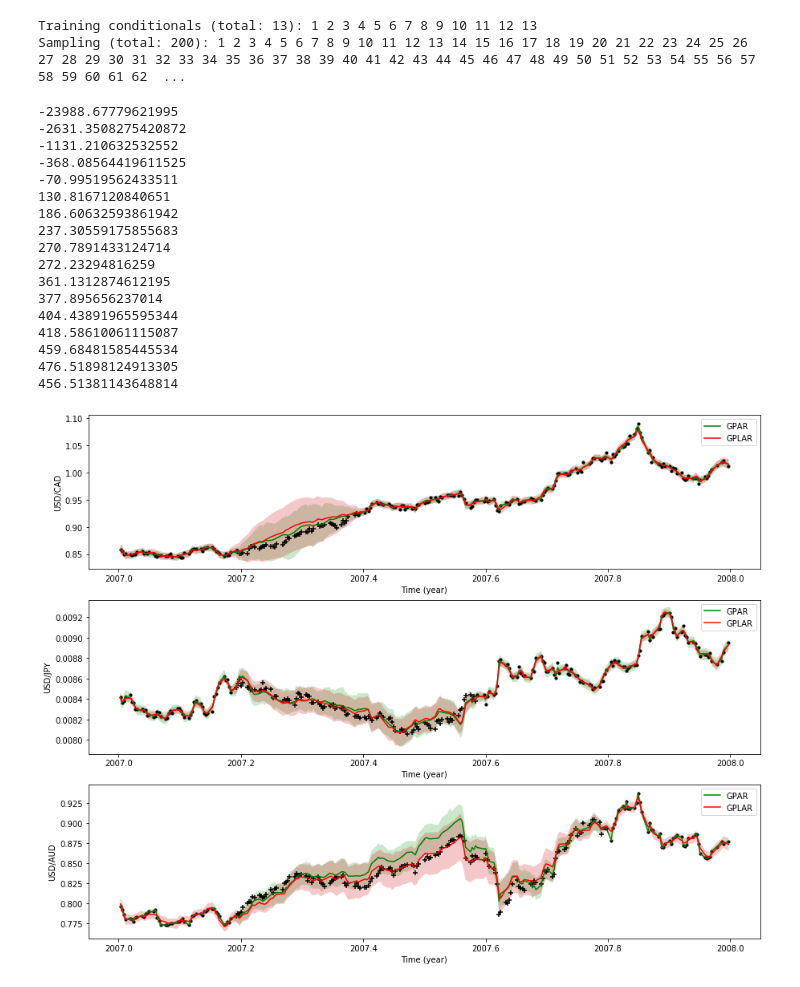
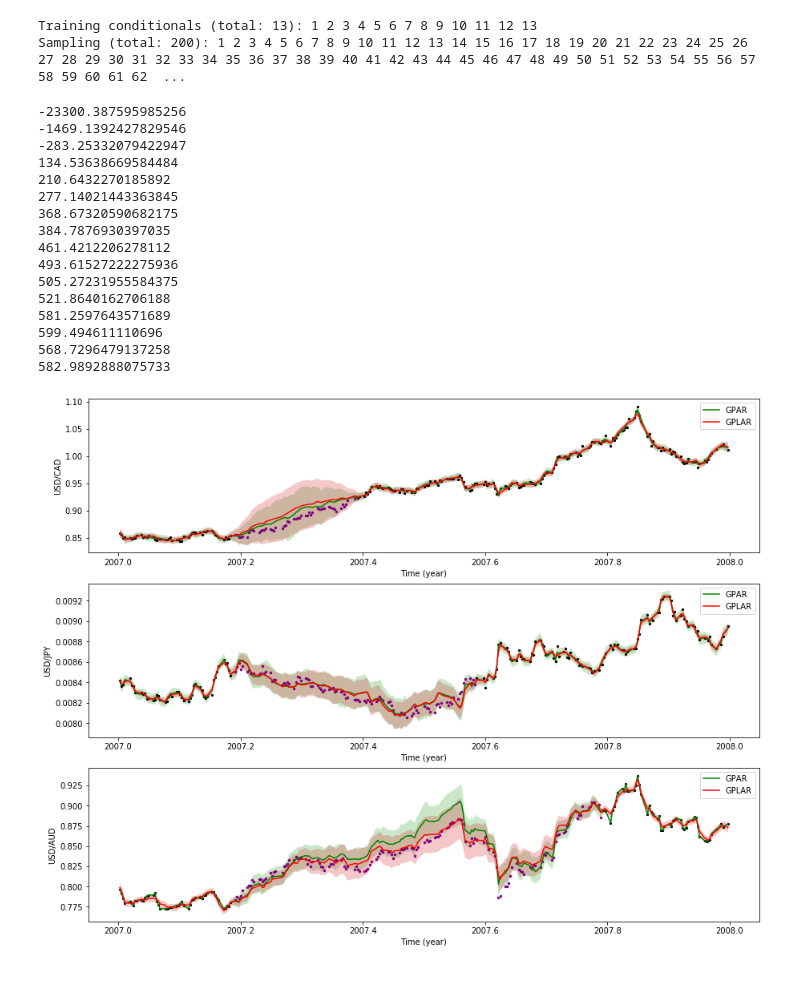
Before and after one commit to XiaRui1996/GPLAR, a Jupyter notebook: notebook/eeg-exchange.ipynb, the cells around one changed output. Drawn from its saved outputs; the diff is of its cells as text; code cells hidden in the pictures.

```diff
--- a/notebook/eeg-exchange.ipynb
+++ b/notebook/eeg-exchange.ipynb
@@ -213,31 +270,30 @@ def run_adam(model, data, iterations):
         elbo = -neg_elbo
         if step%50 == 0:
             logf.append(elbo.numpy())
-        if step%300 == 0:
+        if step%500 == 0:
             print(elbo.numpy())
     return logf
 
 from gpflow.ci_utils import ci_niter
-maxiter = ci_niter(5000)
+maxiter = ci_niter(8000)
 logf = run_adam(m_c_exchange, (x_ex, y_ex_normalise), maxiter)
 # %% [output]
--23988.67779621995
--2631.3508275420872
--1131.210632532552
--368.08564419611525
--70.99519562433511
-130.8167120840651
-186.60632593861942
-237.30559175855683
-270.7891433124714
-272.23294816259
-361.1312874612195
-377.895656237014
-404.43891965595344
-418.58610061115087
-459.68481585445534
-476.51898124913305
-456.51381143648814
+-23300.387595985256
+-1469.1392427829546
+-283.25332079422947
+134.53638669584484
+210.6432270185892
+277.14021443363845
+368.67320590682175
+384.7876930397035
+461.4212206278112
+493.61527222275936
+505.27231955584375
+521.8640162706188
+581.2597643571689
+599.494611110696
+568.7296479137258
+582.9892888075733
 # %%
 Hmeans_c, Hvars_c = m_c_exchange.predict_f(x_ex, 100)
 def getMeanandBound(Hmeans,Hvars):
@@ -250,21 +306,21 @@ predict_y_exchange = getMeanandBound(Hmeans_c, Hvars_c)
 # %%
 plt.figure(figsize=(15, 12))
 x = np.array(exchange_train.index)
 for i, name in enumerate(exchange_test.columns):
     p = list(exchange_train.columns).index(name)  # Index of output.
     plt.subplot(3, 1, i + 1)
     plt.plot(x, means_ex[:, p], c='green', label='GPAR')
     plt.fill_between(x, lowers_ex[:, p], uppers_ex[:, p], facecolor='tab:green', alpha=.25)
     plt.plot(x, predict_y_exchange[0][:,p], c='red', label = 'GPLAR')
     plt.fill_between(x, predict_y_exchange[1][:, p], predict_y_exchange[2][:, p], facecolor='tab:red', alpha=.25)
-    plt.scatter(x, y_ex[:, p], c='black', s=10)
-    plt.scatter(exchange_test[name].index, exchange_test[name], c='black', marker= '+')
+    plt.scatter(x, y_ex[:, p], c='black', s=5)
+    plt.scatter(exchange_test[name].index, exchange_test[name], c='purple', s=6)
     plt.xlabel('Time (year)')
     plt.ylabel(name)
     plt.legend()
 plt.savefig('exchange.png', dpi=300)
 # %% [output]
-[figure, old version]
+[figure, new version]
 # %%
 pred_ex = pd.DataFrame(means_ex, index=exchange_train.index, columns=exchange_train.columns)
 smse_ex = ((pred_ex - exchange_test) ** 2).mean(axis=0) / \
```
Also changed, not shown: parts of 39 cells of this notebook, 12 other files.
